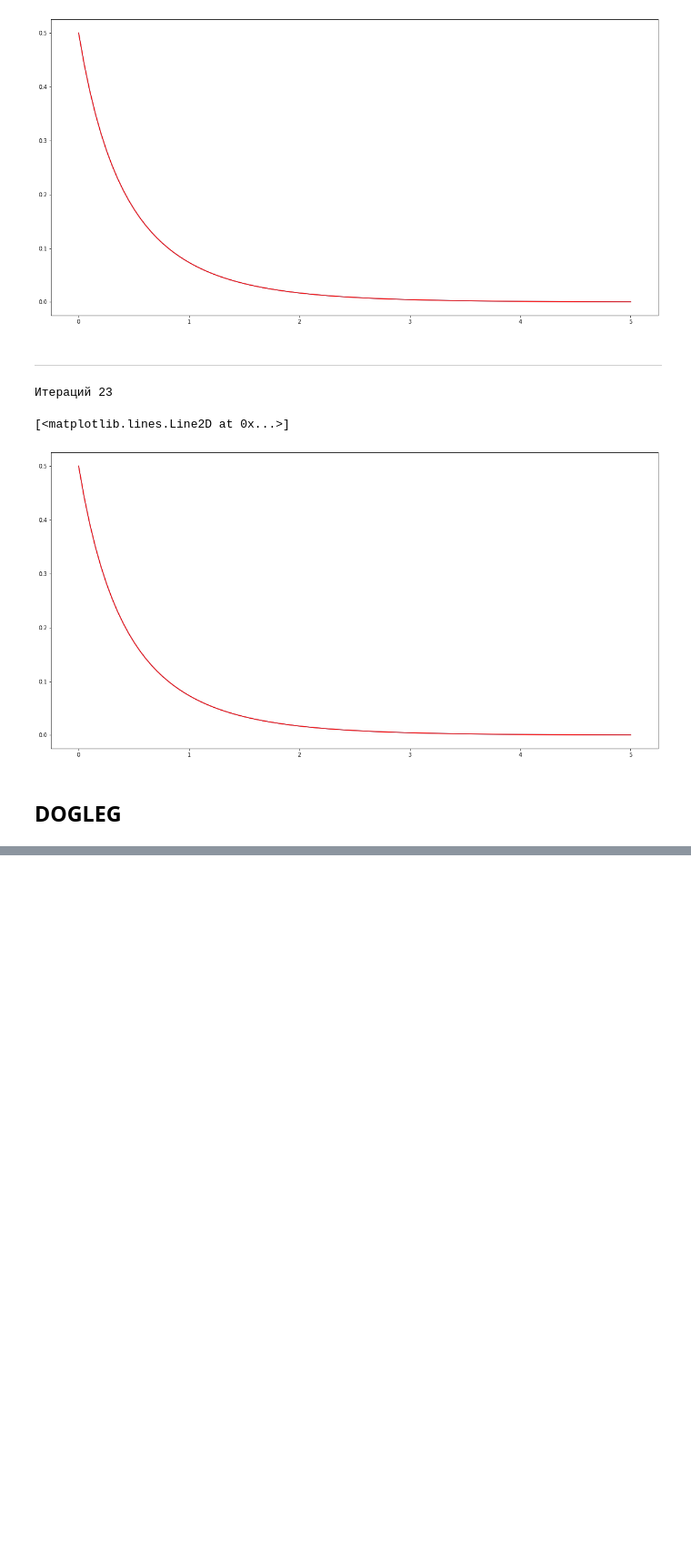
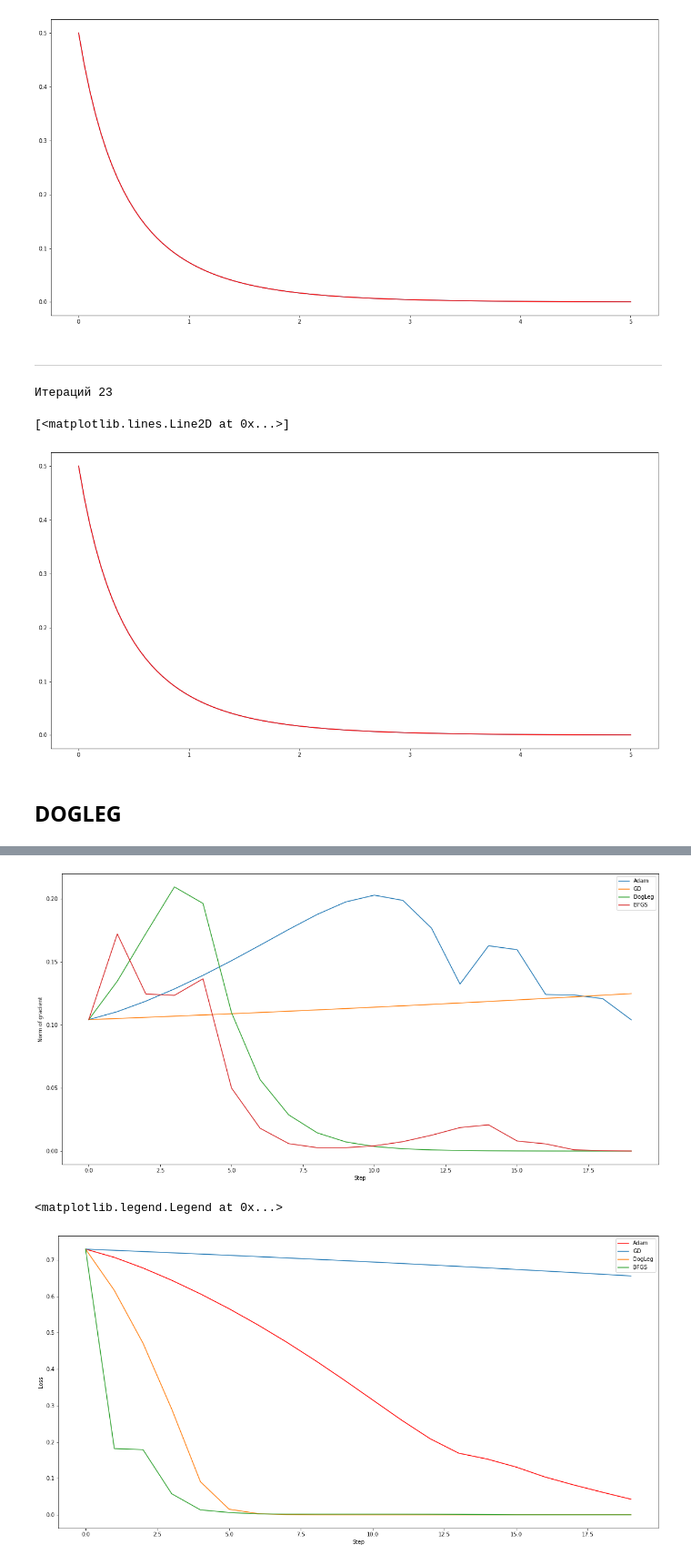
Before and after one commit to dzahbarov/opt-methods, a Jupyter notebook: lab3/lab3.ipynb, the cells around one changed output, grey strips where cells are left out. Shown at 91% size. Cells and saved outputs as stored; diff of their text form; code cells hidden in the pictures; blank space fills up the shorter version.

```diff
--- a/lab3/lab3.ipynb
+++ b/lab3/lab3.ipynb
@@ -355,0 +446,38 @@ plt.legend()
+# %%
+start_point=[3,6,5]
+
+gd_points, gd_grads, gd_loss = gd(minimizing_func, 0.3, start=start_point, lr_strategy=const_lr, epoch=50000)
+adam_points, adam_grads, adam_loss = adam(minimizing_func, b1=0.5, b2=0.5, lr=0.2, start=start_point, lr_strategy=exp_lr,epoch=50000, batch=30)
+bfgs_points, bfgs_grads, bfgs_loss = bfgs(minimizing_func, start_point,  epoch=1000)
+dogleg_points, dogleg_grads, dogleg_loss = dogleg(minimizing_func, start_point, delta=1, epoch=1000)
+
+size = min(len(gd_points), len(adam_points), len(dogleg_points), len(bfgs_points)) - 1
+ss = range(0, size)
+
+plt.plot(ss, adam_grads[:size],  label='Adam')
+plt.plot(ss, gd_grads[:size], label='GD')
+plt.plot(ss, dogleg_grads[:size], label='DogLeg')
+plt.plot(ss, bfgs_grads[:size], label='BFGS')
+
+
+
+plt.xlabel("Step")
+plt.ylabel("Norm of gradient")
+
+plt.legend()
+
+plt.show()
+
+plt.plot(ss, adam_loss[:size], 'r', label='Adam')
+plt.plot(ss, gd_loss[:size], label='GD')
+plt.plot(ss, dogleg_loss[:size], label='DogLeg')
+plt.plot(ss, bfgs_loss[:size], label='BFGS')
+
+plt.xlabel("Step")
+plt.ylabel("Loss")
+
+plt.legend()
+# %% [output]
+[figure, added]
+<matplotlib.legend.Legend at 0x...>
+[figure, added]
```
Also changed, not shown: parts of 11 cells of this notebook.
